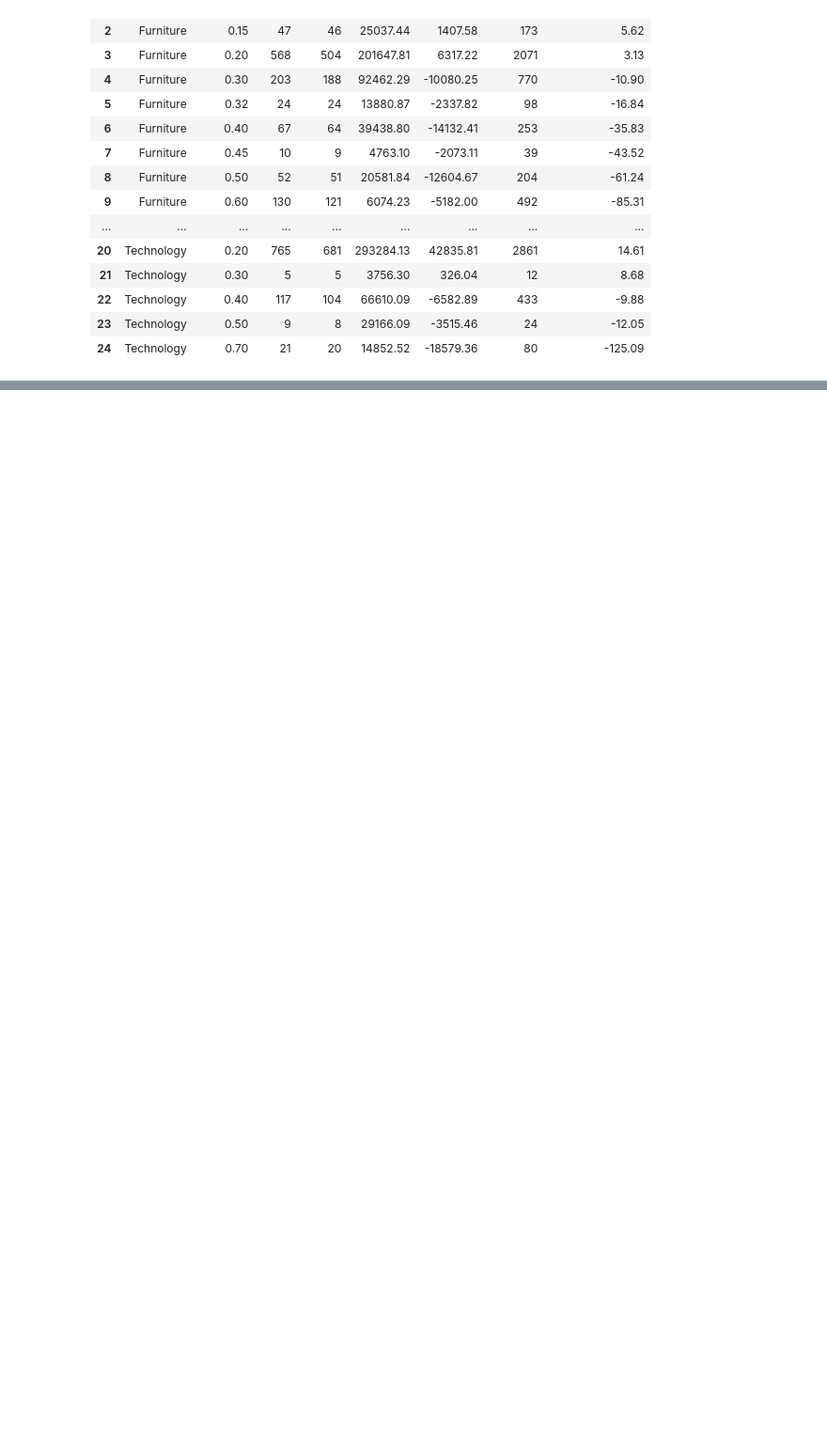
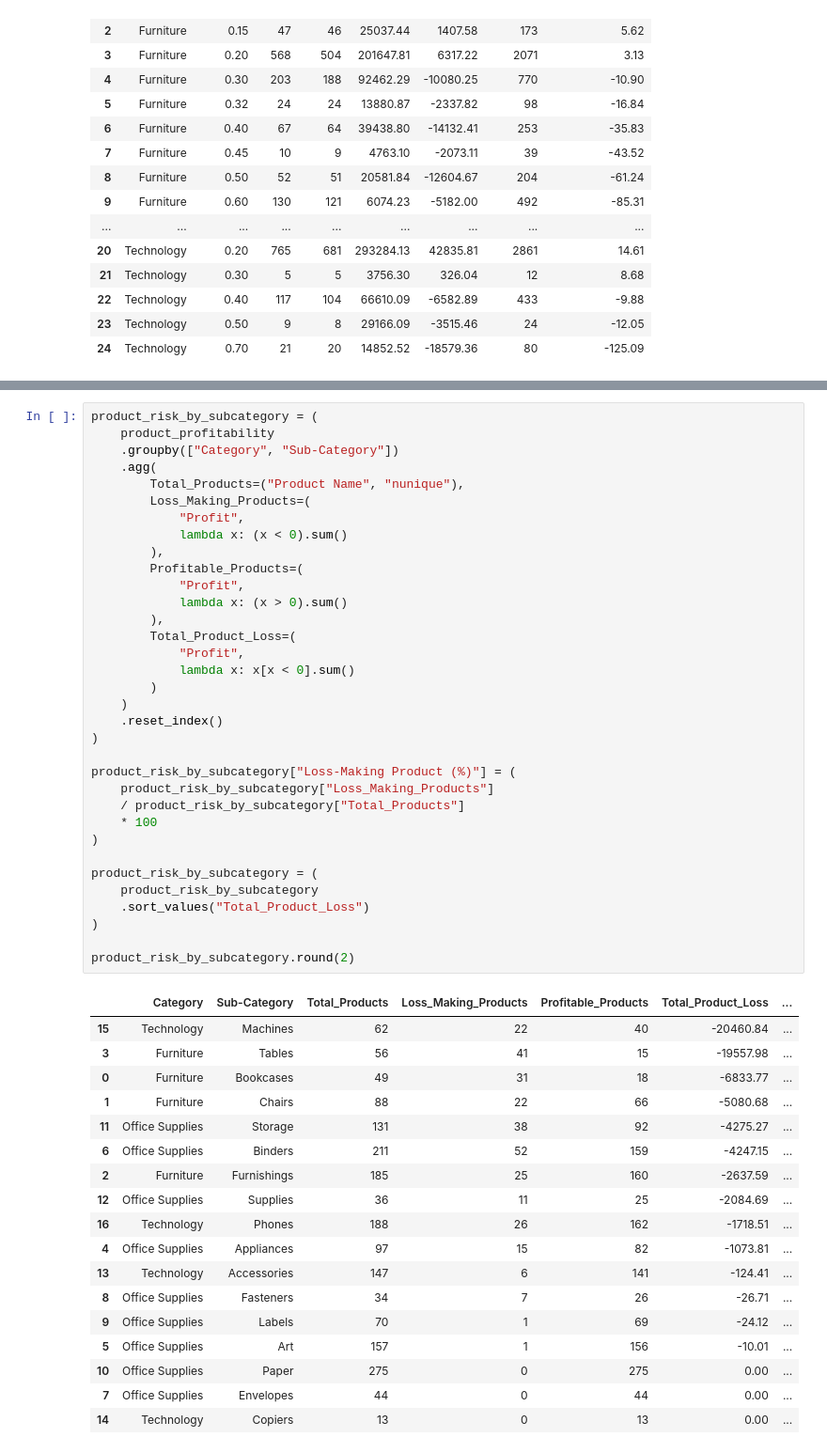
Before and after one commit to MohamedAtef721/Retail-Business-Performance-Profitability, a Jupyter notebook: 02_baseline_business_performance.ipynb, the cells around one changed output, grey strips where cells are left out. Shown at 94% size. Drawn from its saved outputs; the diff is of its cells as text; blank space fills up the shorter version.

```diff
--- a/02_baseline_business_performance.ipynb
+++ b/02_baseline_business_performance.ipynb
@@ -129,0 +225,53 @@ category_discount_analysis.round(2)
+# %%
+product_risk_by_subcategory = (
+    product_profitability
+    .groupby(["Category", "Sub-Category"])
+    .agg(
+        Total_Products=("Product Name", "nunique"),
+        Loss_Making_Products=(
+            "Profit",
+            lambda x: (x < 0).sum()
+        ),
+        Profitable_Products=(
+            "Profit",
+            lambda x: (x > 0).sum()
+        ),
+        Total_Product_Loss=(
+            "Profit",
+            lambda x: x[x < 0].sum()
+        )
+    )
+    .reset_index()
+)
+
+product_risk_by_subcategory["Loss-Making Product (%)"] = (
+    product_risk_by_subcategory["Loss_Making_Products"]
+    / product_risk_by_subcategory["Total_Products"]
+    * 100
+)
+
+product_risk_by_subcategory = (
+    product_risk_by_subcategory
+    .sort_values("Total_Product_Loss")
+)
+
+product_risk_by_subcategory.round(2)
+# %% [output]
+|  | Category | Sub-Category | Total_Products | Loss_Making_Products | Profitable_Products | Total_Product_Loss | ... |
+| 15 | Technology | Machines | 62 | 22 | 40 | -20460.84 | ... |
+| 3 | Furniture | Tables | 56 | 41 | 15 | -19557.98 | ... |
+| 0 | Furniture | Bookcases | 49 | 31 | 18 | -6833.77 | ... |
+| 1 | Furniture | Chairs | 88 | 22 | 66 | -5080.68 | ... |
+| 11 | Office Supplies | Storage | 131 | 38 | 92 | -4275.27 | ... |
+| 6 | Office Supplies | Binders | 211 | 52 | 159 | -4247.15 | ... |
+| 2 | Furniture | Furnishings | 185 | 25 | 160 | -2637.59 | ... |
+| 12 | Office Supplies | Supplies | 36 | 11 | 25 | -2084.69 | ... |
+| 16 | Technology | Phones | 188 | 26 | 162 | -1718.51 | ... |
+| 4 | Office Supplies | Appliances | 97 | 15 | 82 | -1073.81 | ... |
+| 13 | Technology | Accessories | 147 | 6 | 141 | -124.41 | ... |
+| 8 | Office Supplies | Fasteners | 34 | 7 | 26 | -26.71 | ... |
+| 9 | Office Supplies | Labels | 70 | 1 | 69 | -24.12 | ... |
+| 5 | Office Supplies | Art | 157 | 1 | 156 | -10.01 | ... |
+| 10 | Office Supplies | Paper | 275 | 0 | 275 | 0.00 | ... |
+| 7 | Office Supplies | Envelopes | 44 | 0 | 44 | 0.00 | ... |
+| 14 | Technology | Copiers | 13 | 0 | 13 | 0.00 | ... |
```
Also changed, not shown: parts of 3 cells of this notebook, 1 other file.
